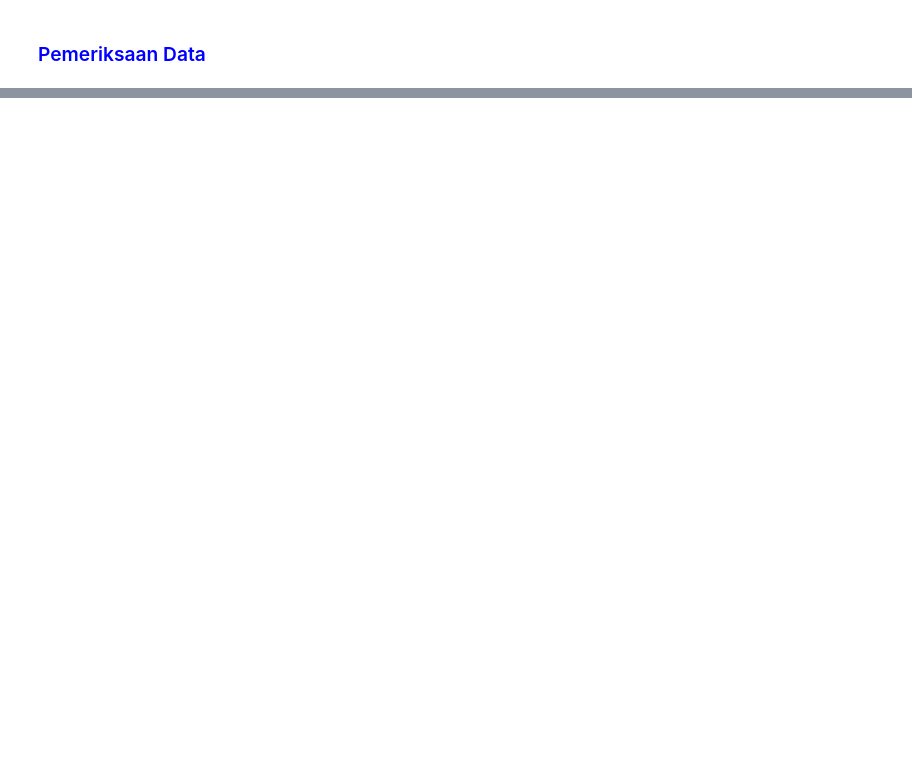
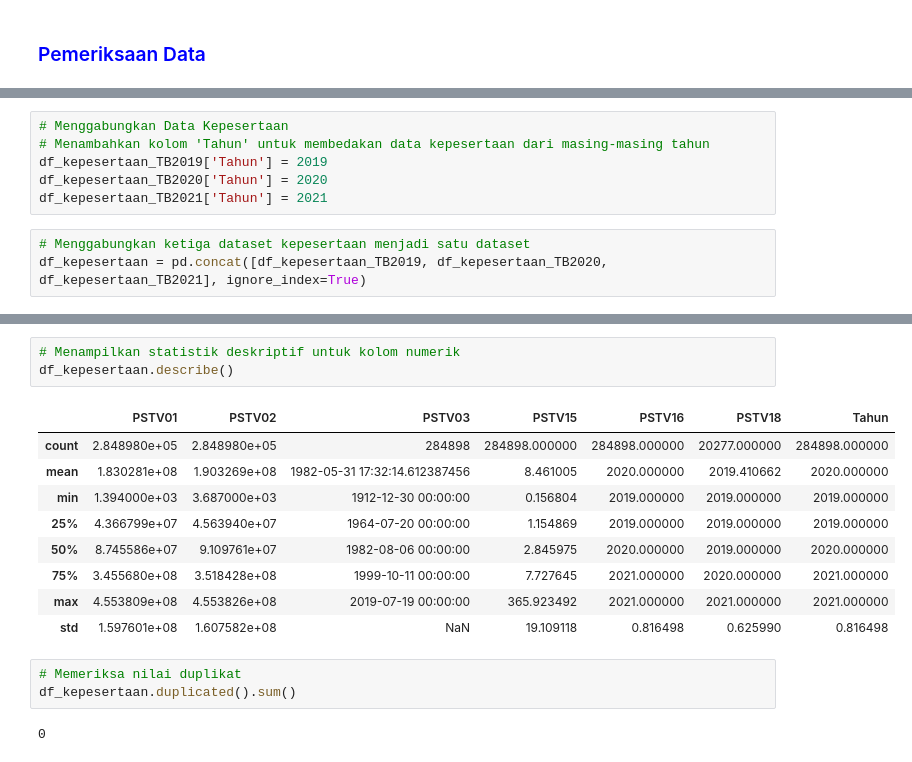
Before and after one commit to jesicangreni/02_Final-Project_DAMI, a Jupyter notebook: application/Data Understanding_TB.ipynb, the cells around one changed output, grey strips where cells are left out. Drawn from its saved outputs; the diff is of its cells as text; blank space fills up the shorter version.

Commit message:
Menambahkan bagian data understanding

```diff
--- a/application/Data Understanding_TB.ipynb
+++ b/application/Data Understanding_TB.ipynb
@@ -448,0 +415,9 @@ Data yang duplikat: 487
+# %%
+# Menggabungkan Data Kepesertaan
+# Menambahkan kolom 'Tahun' untuk membedakan data kepesertaan dari masing-masing tahun
+df_kepesertaan_TB2019['Tahun'] = 2019
+df_kepesertaan_TB2020['Tahun'] = 2020
+df_kepesertaan_TB2021['Tahun'] = 2021
+# %%
+# Menggabungkan ketiga dataset kepesertaan menjadi satu dataset
+df_kepesertaan = pd.concat([df_kepesertaan_TB2019, df_kepesertaan_TB2020, df_kepesertaan_TB2021], ignore_index=True)
@@ -448,0 +478,18 @@ Data yang duplikat: 487
+# %%
+# Menampilkan statistik deskriptif untuk kolom numerik
+df_kepesertaan.describe()
+# %% [output]
+|  | PSTV01 | PSTV02 | PSTV03 | PSTV15 | PSTV16 | PSTV18 | Tahun |
+| count | 2.848980e+05 | 2.848980e+05 | 284898 | 284898.000000 | 284898.000000 | 20277.000000 | 284898.000000 |
+| mean | 1.830281e+08 | 1.903269e+08 | 1982-05-31 17:32:14.612387456 | 8.461005 | 2020.000000 | 2019.410662 | 2020.000000 |
+| min | 1.394000e+03 | 3.687000e+03 | 1912-12-30 00:00:00 | 0.156804 | 2019.000000 | 2019.000000 | 2019.000000 |
+| 25% | 4.366799e+07 | 4.563940e+07 | 1964-07-20 00:00:00 | 1.154869 | 2019.000000 | 2019.000000 | 2019.000000 |
+| 50% | 8.745586e+07 | 9.109761e+07 | 1982-08-06 00:00:00 | 2.845975 | 2020.000000 | 2019.000000 | 2020.000000 |
+| 75% | 3.455680e+08 | 3.518428e+08 | 1999-10-11 00:00:00 | 7.727645 | 2021.000000 | 2020.000000 | 2021.000000 |
+| max | 4.553809e+08 | 4.553826e+08 | 2019-07-19 00:00:00 | 365.923492 | 2021.000000 | 2021.000000 | 2021.000000 |
+| std | 1.597601e+08 | 1.607582e+08 | NaN | 19.109118 | 0.816498 | 0.625990 | 0.816498 |
+# %%
+# Memeriksa nilai duplikat
+df_kepesertaan.duplicated().sum()
+# %% [output]
+0
```
Also changed, not shown: parts of 31 cells of this notebook.
